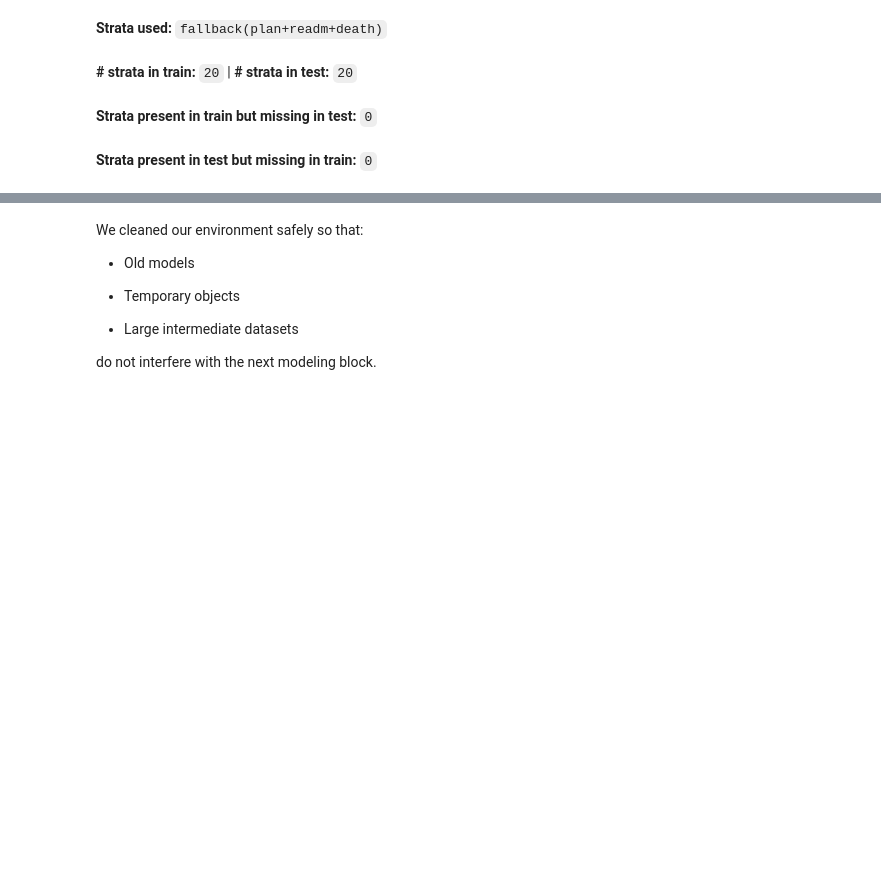
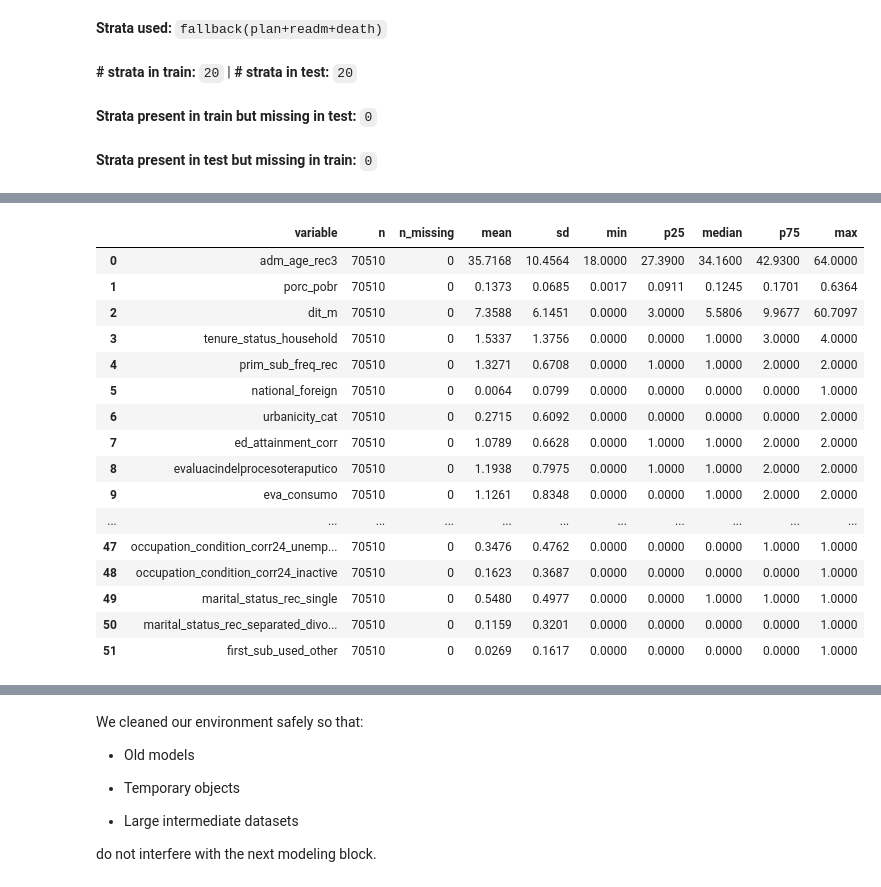
Before and after one commit to FONDECYTACC/cons2025, a Jupyter notebook: XGboost_death_hyp_tun_feb26.ipynb, the cells around one changed output, grey strips where cells are left out. Drawn from its saved outputs; the diff is of its cells as text; code cells hidden in the pictures; blank space fills up the shorter version.

```diff
--- a/XGboost_death_hyp_tun_feb26.ipynb
+++ b/XGboost_death_hyp_tun_feb26.ipynb
@@ -668,5 +668,5 @@ The fully preprocessed and encoded feature matrices were renamed from `X_encoded
 
 This object contains the harmonized, ordinal-encoded, and one-hot encoded predictor matrices for all five imputations and will serve as the definitive input for subsequent modeling procedures.
 # %%
-imputations_list_feb26 = X_encoded_list_final
+imputations_list_mar26 = X_encoded_list_final
 del X_encoded_list_final
@@ -1085,0 +1187,68 @@ display(Markdown(f"**Saved split to:** `{SPLIT_PARQUET}`"))
+# %%
+import numpy as np
+import pandas as pd
+from IPython.display import display
+
+df0 = imputations_list_mar26[0].copy()
+
+# ── Numeric summary ──────────────────────────────────────────────────────────
+num_cols = df0.select_dtypes(include=[np.number]).columns.tolist()
+
+rows = []
+for col in num_cols:
+    s = df0[col].dropna()
+    rows.append({
+        "variable":  col,
+        "n":         len(s),
+        "n_missing": df0[col].isna().sum(),
+        "mean":      round(s.mean(), 4),
+        "sd":        round(s.std(), 4),
+        "min":       round(s.min(), 4),
+        "p25":       round(s.quantile(0.25), 4),
+        "median":    round(s.median(), 4),
+        "p75":       round(s.quantile(0.75), 4),
+        "max":       round(s.max(), 4),
+    })
+
+df_desc = pd.DataFrame(rows)
+
+# ── Filter: national_foreign == 1 ────────────────────────────────────────────
+if "national_foreign" in df0.columns:
+    df_foreign = df0[df0["national_foreign"] == 1]
+    rows_f = []
+    for col in num_cols:
+        s = df_foreign[col].dropna()
+        rows_f.append({
+            "variable":  col,
+            "n":         len(s),
+            "n_missing": df_foreign[col].isna().sum(),
+            "mean":      round(s.mean(), 4) if len(s) > 0 else np.nan,
+            "sd":        round(s.std(), 4)  if len(s) > 0 else np.nan,
+            "min":       round(s.min(), 4)  if len(s) > 0 else np.nan,
+            "p25":       round(s.quantile(0.25), 4) if len(s) > 0 else np.nan,
+            "median":    round(s.median(), 4) if len(s) > 0 else np.nan,
+            "p75":       round(s.quantile(0.75), 4) if len(s) > 0 else np.nan,
+            "max":       round(s.max(), 4)  if len(s) > 0 else np.nan,
+        })
+    df_desc_foreign = pd.DataFrame(rows_f)
+
+# ── Display ───────────────────────────────────────────────────────────────────
+pd.set_option("display.max_rows", 200)
+pd.set_option("display.max_colwidth", None)
+
+nb_print(f"=== FULL TRAIN SET (n={len(df0):,}) ===")
+display(df_desc)
+
+if "national_foreign" in df0.columns:
+    n_foreign = (df0["national_foreign"] == 1).sum()
+    nb_print(f"\n=== national_foreign == 1 (n={n_foreign:,}) ===")
+    display(df_desc_foreign)
+
+# ── adm_age_rec3 mean specifically ───────────────────────────────────────────
+if "adm_age_rec3" in df0.columns:
+    mean_age_full    = df0["adm_age_rec3"].mean()
+    mean_age_foreign = df0.loc[df0["national_foreign"] == 1, "adm_age_rec3"].mean() \
+                       if "national_foreign" in df0.columns else np.nan
+    nb_print(f"\nmean(adm_age_rec3) — full train:          {mean_age_full:.4f}")
+    nb_print(f"mean(adm_age_rec3) — national_foreign==1: {mean_age_foreign:.4f}")
+# %% [output]
@@ -1085,0 +1256,17 @@ display(Markdown(f"**Saved split to:** `{SPLIT_PARQUET}`"))
+|  | variable | n | n_missing | mean | sd | min | p25 | median | p75 | max |
+| 0 | adm_age_rec3 | 70510 | 0 | 35.7168 | 10.4564 | 18.0000 | 27.3900 | 34.1600 | 42.9300 | 64.0000 |
+| 1 | porc_pobr | 70510 | 0 | 0.1373 | 0.0685 | 0.0017 | 0.0911 | 0.1245 | 0.1701 | 0.6364 |
+| 2 | dit_m | 70510 | 0 | 7.3588 | 6.1451 | 0.0000 | 3.0000 | 5.5806 | 9.9677 | 60.7097 |
+| 3 | tenure_status_household | 70510 | 0 | 1.5337 | 1.3756 | 0.0000 | 0.0000 | 1.0000 | 3.0000 | 4.0000 |
+| 4 | prim_sub_freq_rec | 70510 | 0 | 1.3271 | 0.6708 | 0.0000 | 1.0000 | 1.0000 | 2.0000 | 2.0000 |
+| 5 | national_foreign | 70510 | 0 | 0.0064 | 0.0799 | 0.0000 | 0.0000 | 0.0000 | 0.0000 | 1.0000 |
+| 6 | urbanicity_cat | 70510 | 0 | 0.2715 | 0.6092 | 0.0000 | 0.0000 | 0.0000 | 0.0000 | 2.0000 |
+| 7 | ed_attainment_corr | 70510 | 0 | 1.0789 | 0.6628 | 0.0000 | 1.0000 | 1.0000 | 2.0000 | 2.0000 |
+| 8 | evaluacindelprocesoteraputico | 70510 | 0 | 1.1938 | 0.7975 | 0.0000 | 1.0000 | 1.0000 | 2.0000 | 2.0000 |
+| 9 | eva_consumo | 70510 | 0 | 1.1261 | 0.8348 | 0.0000 | 0.0000 | 1.0000 | 2.0000 | 2.0000 |
+| ... | ... | ... | ... | ... | ... | ... | ... | ... | ... | ... |
+| 47 | occupation_condition_corr24_unemp... | 70510 | 0 | 0.3476 | 0.4762 | 0.0000 | 0.0000 | 0.0000 | 1.0000 | 1.0000 |
+| 48 | occupation_condition_corr24_inactive | 70510 | 0 | 0.1623 | 0.3687 | 0.0000 | 0.0000 | 0.0000 | 0.0000 | 1.0000 |
+| 49 | marital_status_rec_single | 70510 | 0 | 0.5480 | 0.4977 | 0.0000 | 0.0000 | 1.0000 | 1.0000 | 1.0000 |
+| 50 | marital_status_rec_separated_divo... | 70510 | 0 | 0.1159 | 0.3201 | 0.0000 | 0.0000 | 0.0000 | 0.0000 | 1.0000 |
+| 51 | first_sub_used_other | 70510 | 0 | 0.0269 | 0.1617 | 0.0000 | 0.0000 | 0.0000 | 0.0000 | 1.0000 |
```
Also changed, not shown: parts of 9 cells of this notebook, 26 other files.
